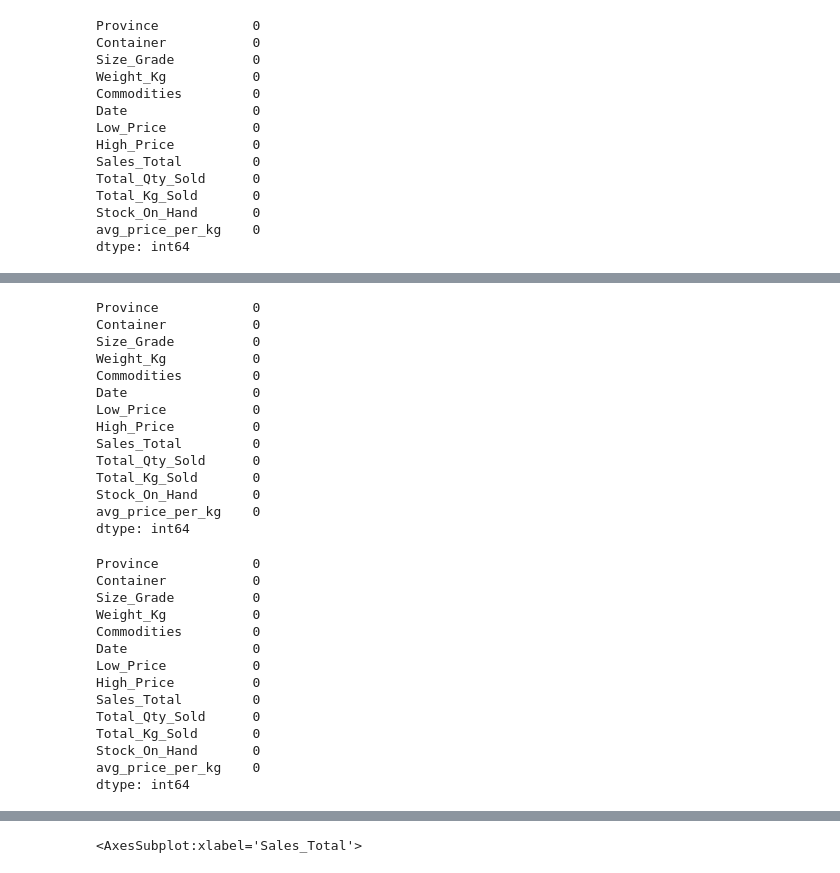
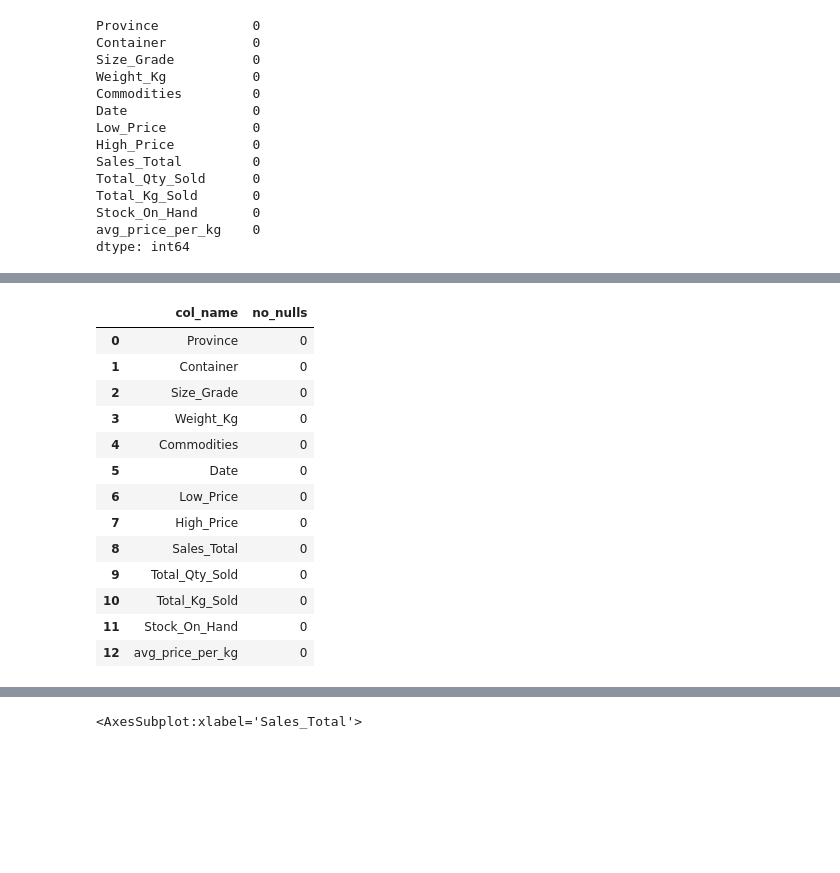
Before and after one commit to dineomahlangu178/Team_32, a Jupyter notebook: Team_32.ipynb, the cells around one changed output, grey strips where cells are left out. Drawn from its saved outputs; the diff is of its cells as text; code cells hidden in the pictures; blank space fills up the shorter version.

```diff
--- a/Team_32.ipynb
+++ b/Team_32.ipynb
@@ -232,34 +216,24 @@ dtype: int64
-# %%
-((df2 == "999").sum())
-# %% [output]
-Province            0
-Container           0
-Size_Grade          0
-Weight_Kg           0
-Commodities         0
-Date                0
-Low_Price           0
-High_Price          0
-Sales_Total         0
-Total_Qty_Sold      0
-Total_Kg_Sold       0
-Stock_On_Hand       0
-avg_price_per_kg    0
-dtype: int64
-# %%
-((df2 == "NaN").sum())
-# %% [output]
-Province            0
-Container           0
-Size_Grade          0
-Weight_Kg           0
-Commodities         0
-Date                0
-Low_Price           0
-High_Price          0
-Sales_Total         0
-Total_Qty_Sold      0
-Total_Kg_Sold       0
-Stock_On_Hand       0
-avg_price_per_kg    0
-dtype: int64
+# %%
+# defining a function that will count all null values
+def count_nulls(df):
+    lis_count = []
+    for i in df2.columns:
+        lis_count.append(len(df[(df[i].isnull())]))
+    return pd.DataFrame({'col_name':df2.columns,'no_nulls': lis_count})
+# %%
+count_nulls(df2)
+# %% [output]
+|  | col_name | no_nulls |
+| 0 | Province | 0 |
+| 1 | Container | 0 |
+| 2 | Size_Grade | 0 |
+| 3 | Weight_Kg | 0 |
+| 4 | Commodities | 0 |
+| 5 | Date | 0 |
+| 6 | Low_Price | 0 |
+| 7 | High_Price | 0 |
+| 8 | Sales_Total | 0 |
+| 9 | Total_Qty_Sold | 0 |
+| 10 | Total_Kg_Sold | 0 |
+| 11 | Stock_On_Hand | 0 |
+| 12 | avg_price_per_kg | 0 |
```
Also changed, not shown: parts of 130 cells of this notebook.
